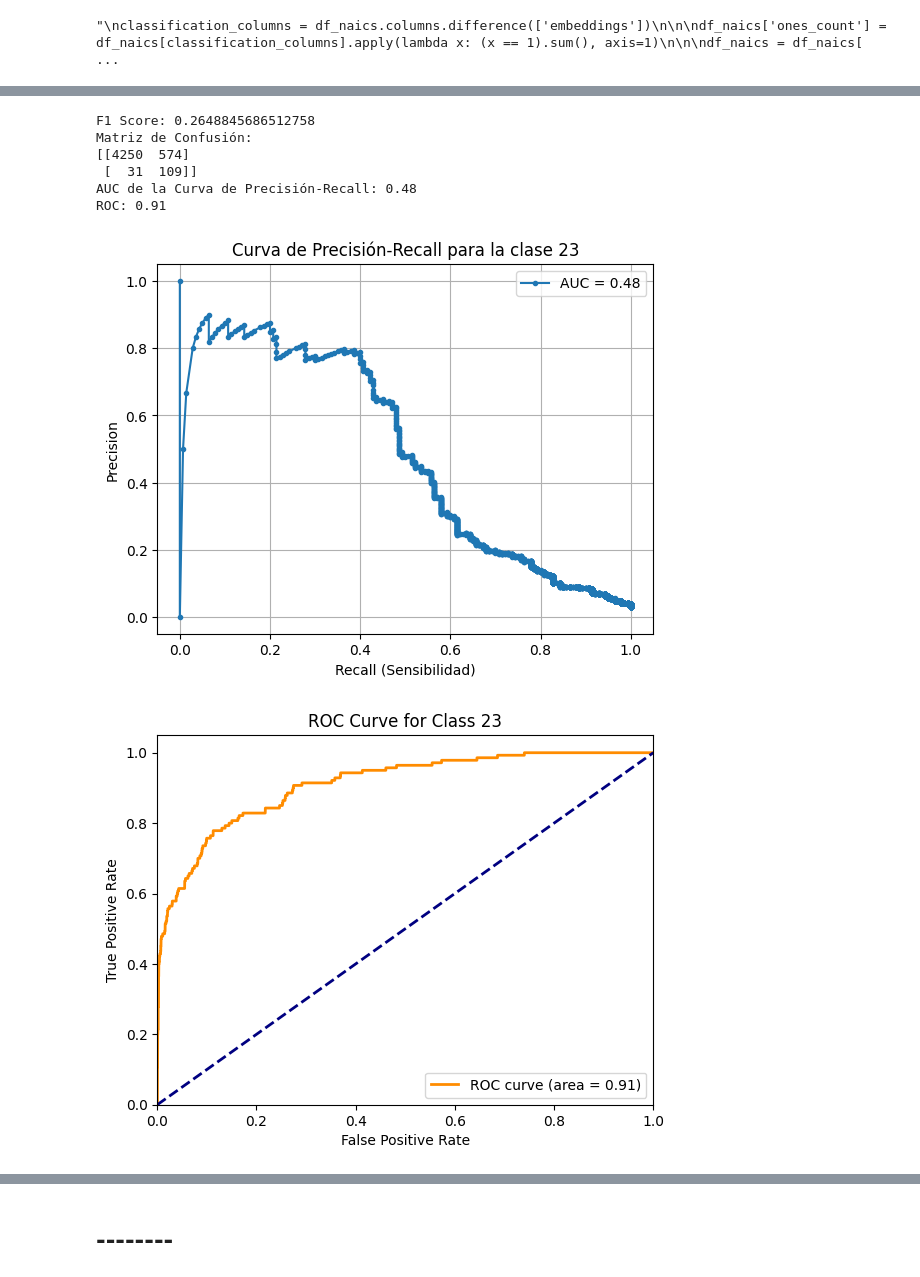
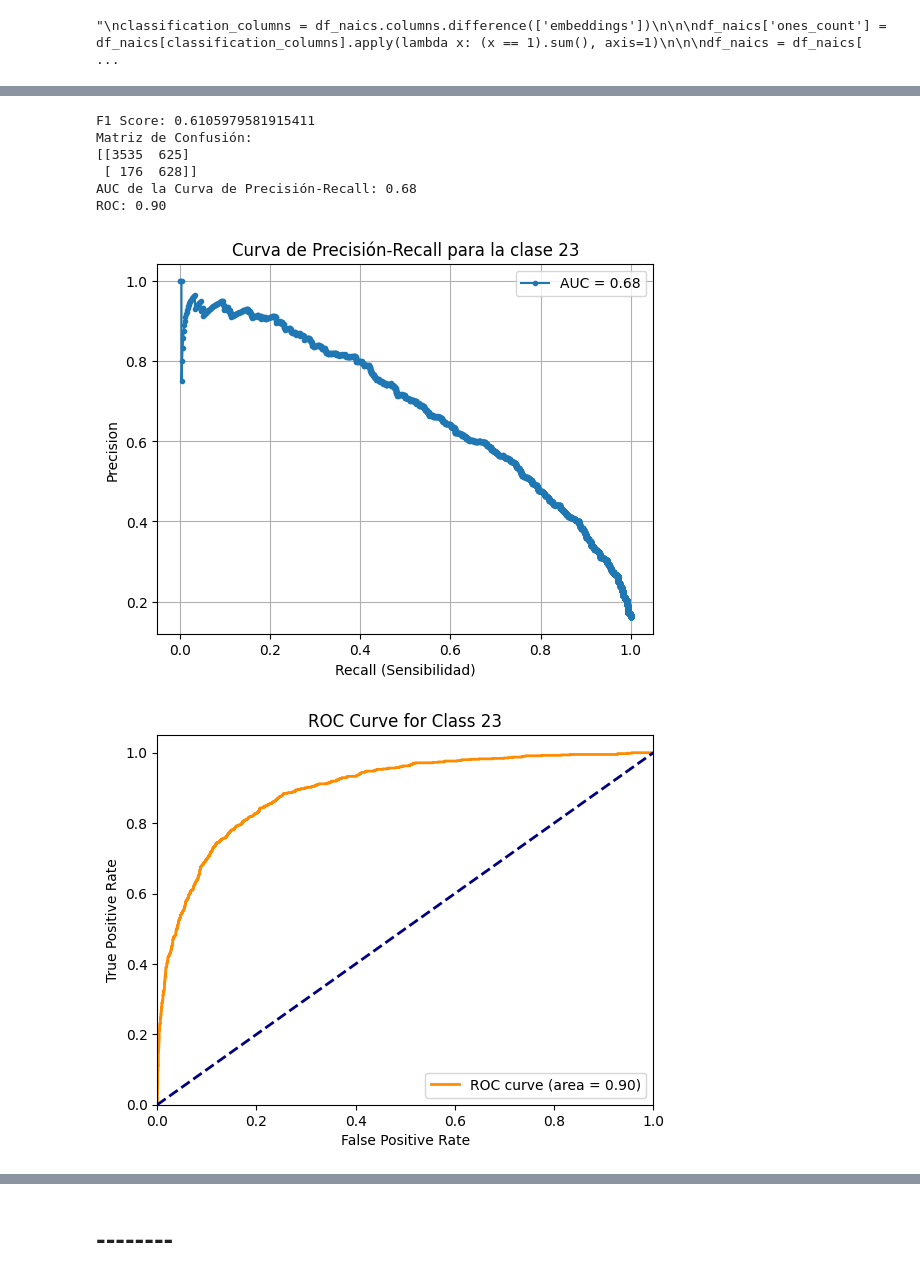
Before and after one commit to Zrive/zrive-ds-1q24-industry-classification, a Jupyter notebook: notebooks/classification_binarized.ipynb, the cells around one changed output, grey strips where cells are left out. Saved outputs shown, nothing was run; the diff lists cells and outputs as text; code cells hidden in the pictures.

```diff
--- a/notebooks/classification_binarized.ipynb
+++ b/notebooks/classification_binarized.ipynb
@@ -770,3 +770,10 @@ print(count_of_ones)
 dtype: int64
 numero final de filas:  24819
 "\nclassification_columns = df_naics.columns.difference(['embeddings'])\n\n\ndf_naics['ones_count'] = df_naics[classification_columns].apply(lambda x: (x == 1).sum(), axis=1)\n\n\ndf_naics = df_naics[ ...
+# %%
+df_naics['31-33'] = df_naics[['31', '32', '33']].max(axis=1)
+df_naics['44-45'] = df_naics[['44', '45']].max(axis=1)
+df_naics['48-49'] = df_naics[['48', '49']].max(axis=1)
+
+# Opcional: eliminar las columnas originales si no las necesitas
+df_naics.drop(['31', '32', '33', '44', '45', '48', '49'], axis=1, inplace=True)
@@ -775,7 +841,7 @@ df_naics['embeddings'] = df_naics['embeddings'].apply(ast.literal_eval)
 # %%
 
 X = np.array(df_naics['embeddings'].tolist())
-y = df_naics['22']
+y = df_naics['31-33']
 
 
 X_train, X_test, y_train, y_test = train_test_split(X, y, test_size=0.2, random_state=42)
@@ -800,37 +866,37 @@ print(conf_matrix)
 
 fpr, tpr, thresholds = roc_curve(y_test, y_scores)
 roc_auc = auc(fpr, tpr)
 
 precision, recall, _ = precision_recall_curve(y_test, y_scores)
 auc_score = auc(recall, precision)
 print(f'AUC de la Curva de Precisión-Recall: {auc_score:.2f}')
 print(f'ROC: {roc_auc:.2f}')
 plt.figure()
 plt.plot(recall, precision, marker='.', label=f'AUC = {auc_score:.2f}')
 plt.title('Curva de Precisión-Recall para la clase 23')
 plt.xlabel('Recall (Sensibilidad)')
 plt.ylabel('Precision')
 plt.legend()
 plt.grid(True)
 plt.show()
 
 
 plt.figure()
 plt.plot(fpr, tpr, color='darkorange', lw=2, label='ROC curve (area = %0.2f)' % roc_auc)
 plt.plot([0, 1], [0, 1], color='navy', lw=2, linestyle='--')
 plt.xlim([0.0, 1.0])
 plt.ylim([0.0, 1.05])
 plt.xlabel('False Positive Rate')
 plt.ylabel('True Positive Rate')
 plt.title('ROC Curve for Class 23')
 plt.legend(loc="lower right")
 plt.show()
 # %% [output]
-F1 Score: 0.2648845686512758
+F1 Score: 0.6105979581915411
 Matriz de Confusión:
-[[4250  574]
- [  31  109]]
-AUC de la Curva de Precisión-Recall: 0.48
-ROC: 0.91
+[[3535  625]
+ [ 176  628]]
+AUC de la Curva de Precisión-Recall: 0.68
+ROC: 0.90
-[figure, old version]
+[figure, new version]
-[figure, old version]
+[figure, new version]
```
Also changed, not shown: parts of 5 cells of this notebook.
